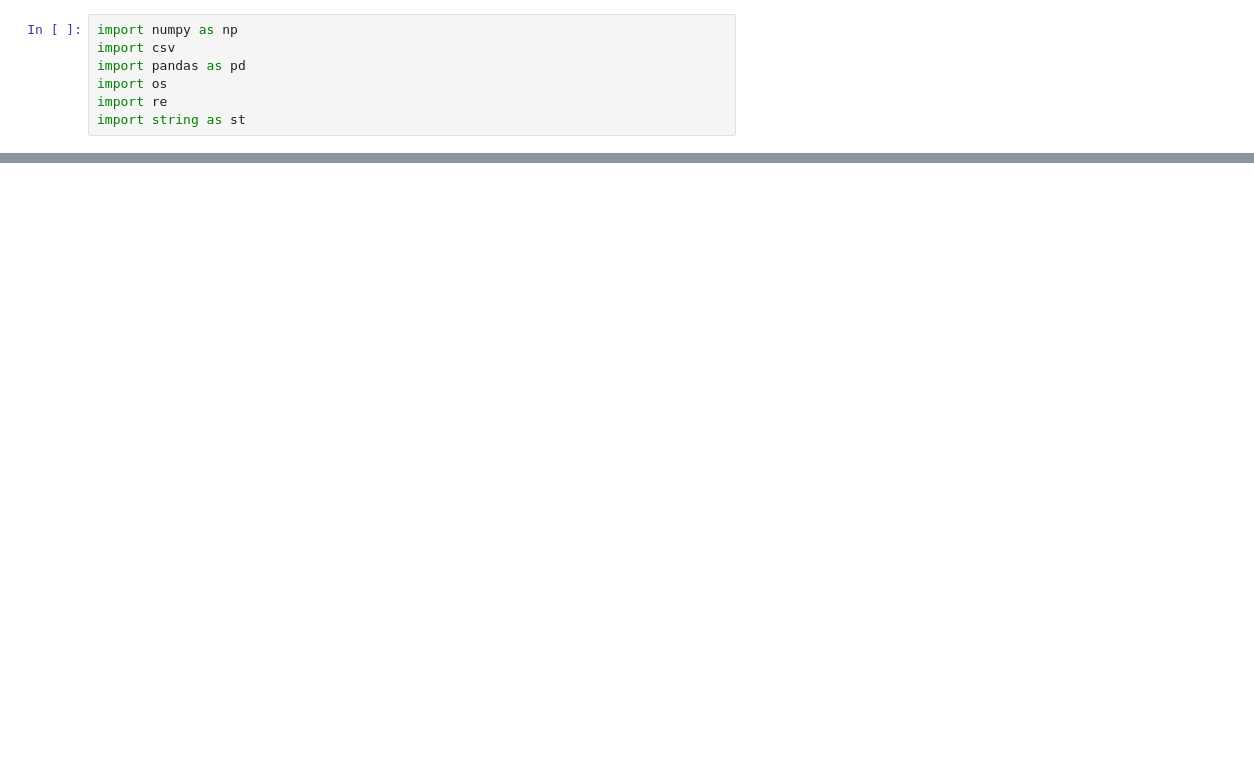
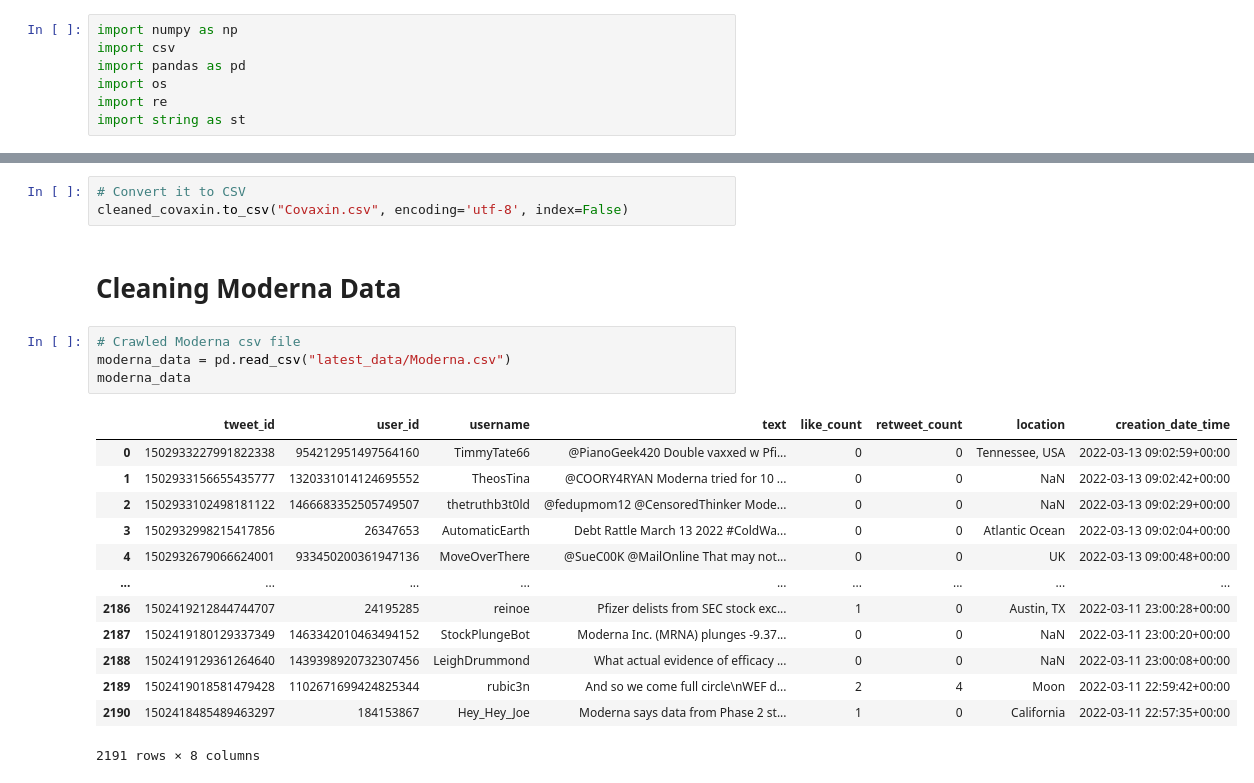
Before and after one commit to hienvantran/CZ4034-Information-Retrieval, a Jupyter notebook: preprocessing.ipynb, the cells around one changed output, grey strips where cells are left out. Drawn from its saved outputs; the diff is of its cells as text; blank space fills up the shorter version.

```diff
--- a/preprocessing.ipynb
+++ b/preprocessing.ipynb
@@ -124,0 +151,23 @@ sputnik_data.to_csv("Sputnik.csv", encoding='utf-8', index=False)
+# %%
+# Convert it to CSV
+cleaned_covaxin.to_csv("Covaxin.csv", encoding='utf-8', index=False)
+# %% [markdown]
+# Cleaning Moderna Data
+# %%
+# Crawled Moderna csv file
+moderna_data = pd.read_csv("latest_data/Moderna.csv")
+moderna_data
+# %% [output]
+|  | tweet_id | user_id | username | text | like_count | retweet_count | location | creation_date_time |
+| 0 | 1502933227991822338 | 954212951497564160 | TimmyTate66 | @PianoGeek420 Double vaxxed w Pfi... | 0 | 0 | Tennessee, USA | 2022-03-13 09:02:59+00:00 |
+| 1 | 1502933156655435777 | 1320331014124695552 | TheosTina | @COORY4RYAN Moderna tried for 10 ... | 0 | 0 | NaN | 2022-03-13 09:02:42+00:00 |
+| 2 | 1502933102498181122 | 1466683352505749507 | thetruthb3t0ld | @fedupmom12 @CensoredThinker Mode... | 0 | 0 | NaN | 2022-03-13 09:02:29+00:00 |
+| 3 | 1502932998215417856 | 26347653 | AutomaticEarth | Debt Rattle March 13 2022 #ColdWa... | 0 | 0 | Atlantic Ocean | 2022-03-13 09:02:04+00:00 |
+| 4 | 1502932679066624001 | 933450200361947136 | MoveOverThere | @SueC00K @MailOnline That may not... | 0 | 0 | UK | 2022-03-13 09:00:48+00:00 |
+| ... | ... | ... | ... | ... | ... | ... | ... | ... |
+| 2186 | 1502419212844744707 | 24195285 | reinoe | Pfizer delists from SEC stock exc... | 1 | 0 | Austin, TX | 2022-03-11 23:00:28+00:00 |
+| 2187 | 1502419180129337349 | 1463342010463494152 | StockPlungeBot | Moderna Inc. (MRNA) plunges -9.37... | 0 | 0 | NaN | 2022-03-11 23:00:20+00:00 |
+| 2188 | 1502419129361264640 | 1439398920732307456 | LeighDrummond | What actual evidence of efficacy ... | 0 | 0 | NaN | 2022-03-11 23:00:08+00:00 |
+| 2189 | 1502419018581479428 | 1102671699424825344 | rubic3n | And so we come full circle\nWEF d... | 2 | 4 | Moon | 2022-03-11 22:59:42+00:00 |
+| 2190 | 1502418485489463297 | 184153867 | Hey_Hey_Joe | Moderna says data from Phase 2 st... | 1 | 0 | California | 2022-03-11 22:57:35+00:00 |
+2191 rows × 8 columns
```
Also changed, not shown: parts of 53 cells of this notebook, 7 other files.
